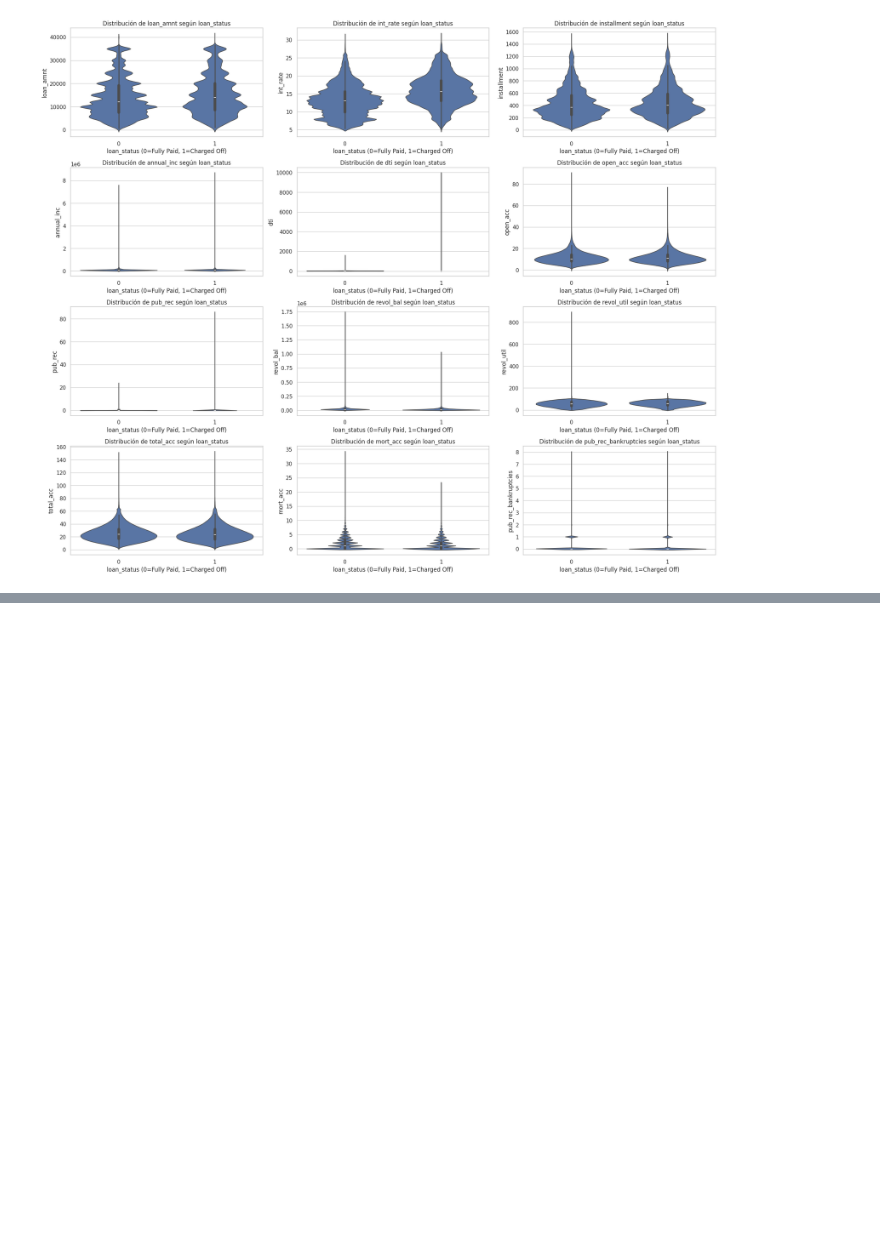
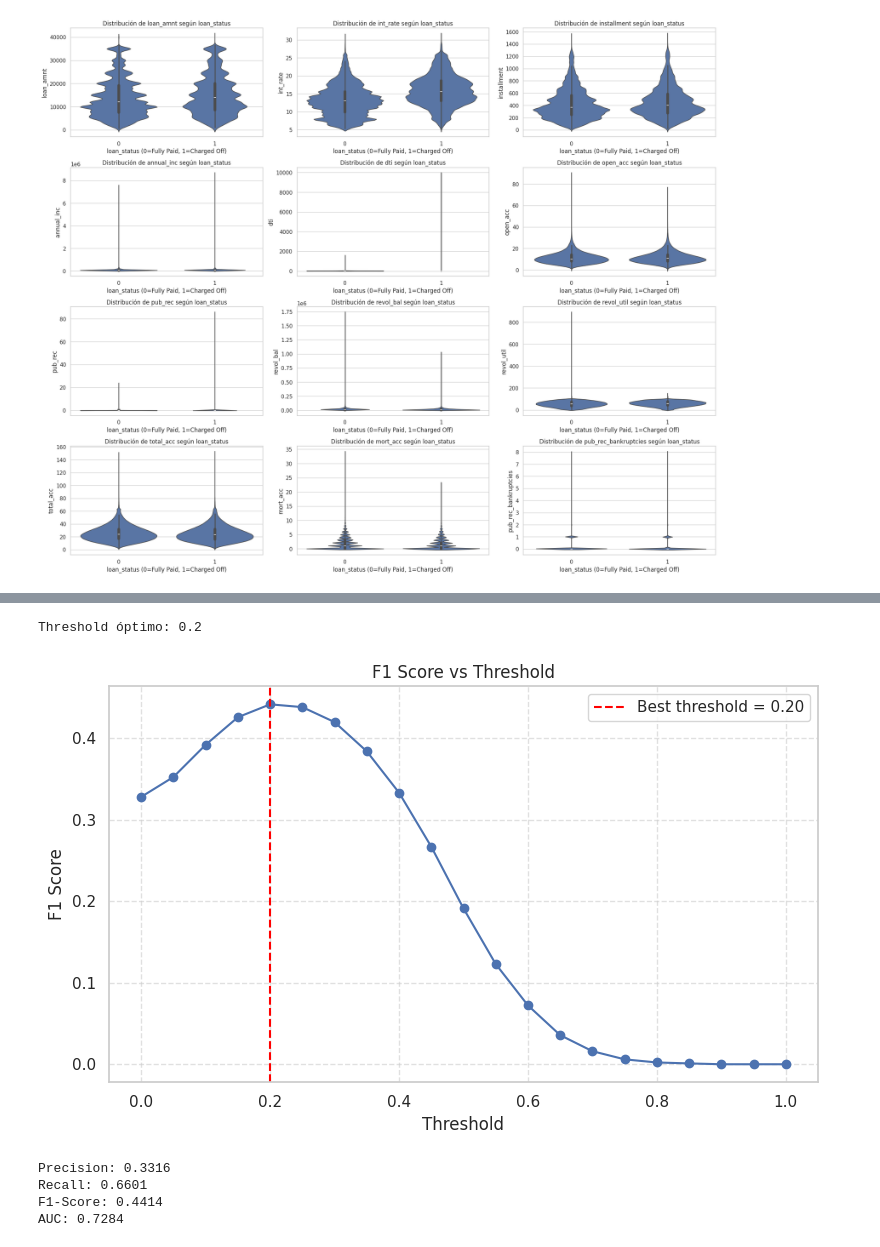
Before and after one commit to 4GeeksAcademy/AK-EA-GG_ProyectoFinalDS-ML, a Jupyter notebook: src/explore.ipynb, the cells around one changed output, grey strips where cells are left out. Drawn from its saved outputs; the diff is of its cells as text; code cells hidden in the pictures; blank space fills up the shorter version.

Commit message:
modelo inicial, métricas y shap values

```diff
--- a/src/explore.ipynb
+++ b/src/explore.ipynb
@@ -310,3 +336,20 @@ plt.tight_layout()
 plt.show()
 # %% [output]
 [figure]
+# %%
+# Definir variables X e y
+X = df_final.drop(columns=['loan_status'])
+y = df_final['loan_status']
+
+# Dividir en entrenamiento y prueba
+X_train, X_test, y_train, y_test = train_test_split(X, y, test_size=0.2, random_state=42, stratify=y)
+# %%
+# Instanciar el modelo de XGBoost
+xgb_model = XGBClassifier(
+    objective='binary:logistic', # Clasificación binaria
+    eval_metric='logloss',       # Métrica de evaluación
+    random_state=42,             # Reproducibilidad
+)
+# %%
+# Entrenar el modelo
+xgb_model.fit(X_train, y_train)
@@ -312,0 +369,51 @@ plt.show()
+# %%
+# Obtener las probabilidades del modelo (probabilidad de la clase positiva)
+y_prob = xgb_model.predict_proba(X_test)[:, 1]
+
+# Definir lista de thresholds
+thresholds = np.arange(0.0, 1.05, 0.05)
+f1_scores = []
+
+# Probar cada threshold y calcular F1-Score
+for threshold in thresholds:
+    y_pred = (y_prob >= threshold).astype(int)
+    f1 = f1_score(y_test, y_pred)
+    f1_scores.append(f1)
+
+# Seleccionar el threshold óptimo
+optimal_threshold = thresholds[np.argmax(f1_scores)]
+print(f"Threshold óptimo: {optimal_threshold}")
+
+# Graficar F1-Score vs Threshold
+plt.figure(figsize=(8, 5))
+plt.plot(thresholds, f1_scores, marker='o')
+plt.axvline(x=optimal_threshold, color='red', linestyle='--', label=f"Best threshold = {optimal_threshold:.2f}")
+plt.title('F1 Score vs Threshold')
+plt.xlabel('Threshold')
+plt.ylabel('F1 Score')
+plt.grid(True, linestyle='--', alpha=0.6)
+plt.legend()
+plt.tight_layout()
+plt.show()
+# %% [output]
+Threshold óptimo: 0.2
+[figure, added]
+# %%
+# Predecir con el threshold óptimo
+y_pred_optimal = (y_prob >= optimal_threshold).astype(int)
+
+# Calcular métricas
+precision = precision_score(y_test, y_pred_optimal)
+recall = recall_score(y_test, y_pred_optimal)
+f1 = f1_score(y_test, y_pred_optimal)
+roc_auc = roc_auc_score(y_test, y_prob)
+
+print(f"Precision: {precision:.4f}")
+print(f"Recall: {recall:.4f}")
+print(f"F1-Score: {f1:.4f}")
+print(f"AUC: {roc_auc:.4f}")
+# %% [output]
+Precision: 0.3316
+Recall: 0.6601
+F1-Score: 0.4414
+AUC: 0.7284
```
Also changed, not shown: parts of 7 cells of this notebook, 1 other file.
